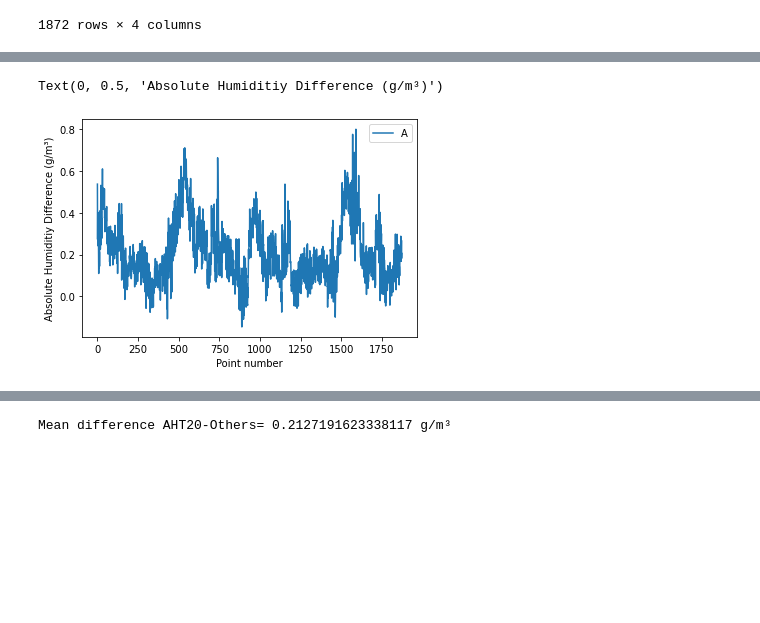
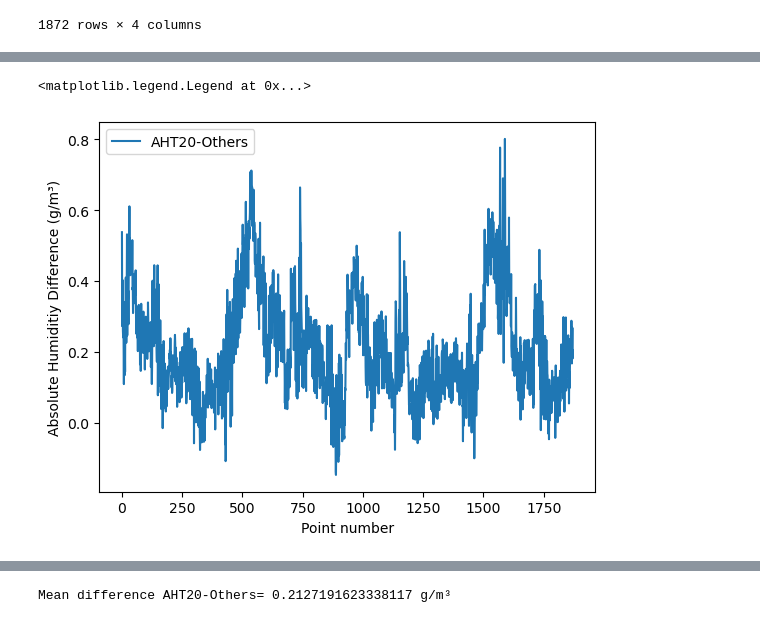
Before and after one commit to rercek/Q_sensor-review, a Jupyter notebook: src/analyze.ipynb, the cells around one changed output, grey strips where cells are left out. Cells and saved outputs as stored; diff of their text form; code cells hidden in the pictures; blank space fills up the shorter version.

```diff
--- a/src/analyze.ipynb
+++ b/src/analyze.ipynb
@@ -76,10 +76,10 @@ Text(0, 0.5, 'Absolute Humidity (g/m³)')
 # %%
 plt.plot(1000*(ahaht-ahother))
-plt.legend('AHT20-Others')
 plt.xlabel('Point number')
 plt.ylabel('Absolute Humiditiy Difference (g/m³)')
+plt.legend(['AHT20-Others'])
 # %% [output]
-Text(0, 0.5, 'Absolute Humiditiy Difference (g/m³)')
+<matplotlib.legend.Legend at 0x...>
-[figure, old version]
+[figure, new version]
 # %%
 plt.plot(1000*(ahsdc-ahother))
```
Also changed, not shown: parts of 4 cells of this notebook, 1 other file.
